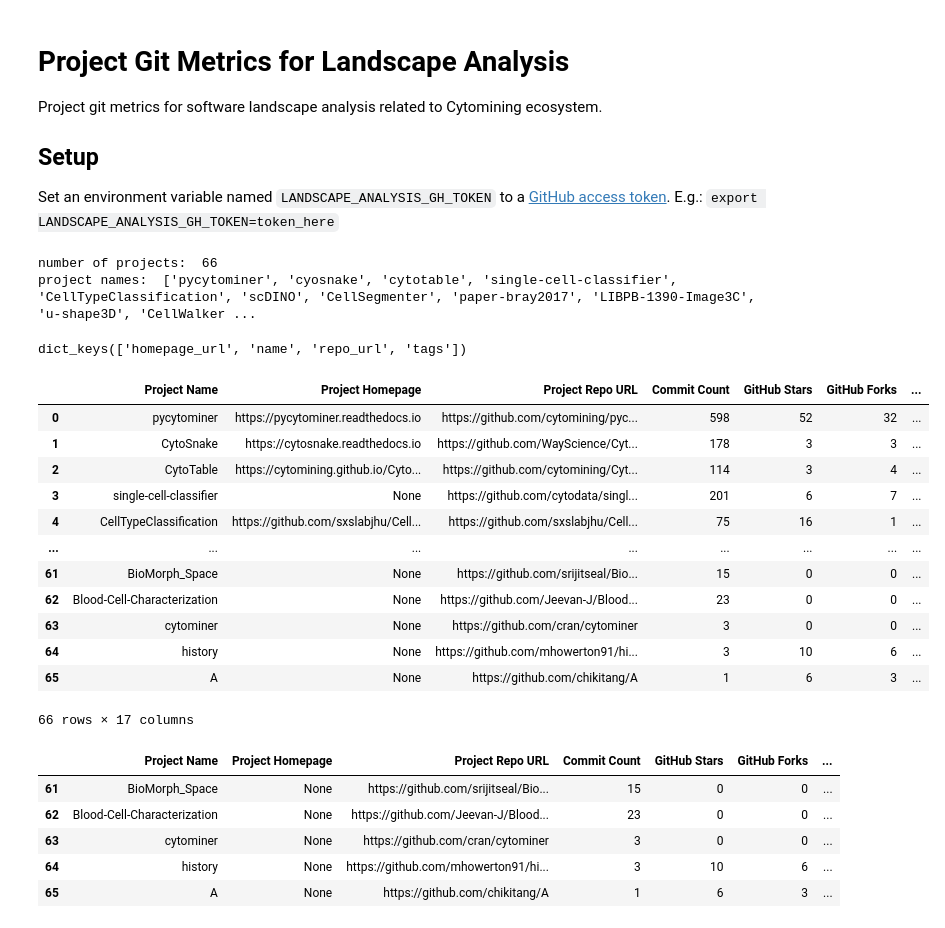
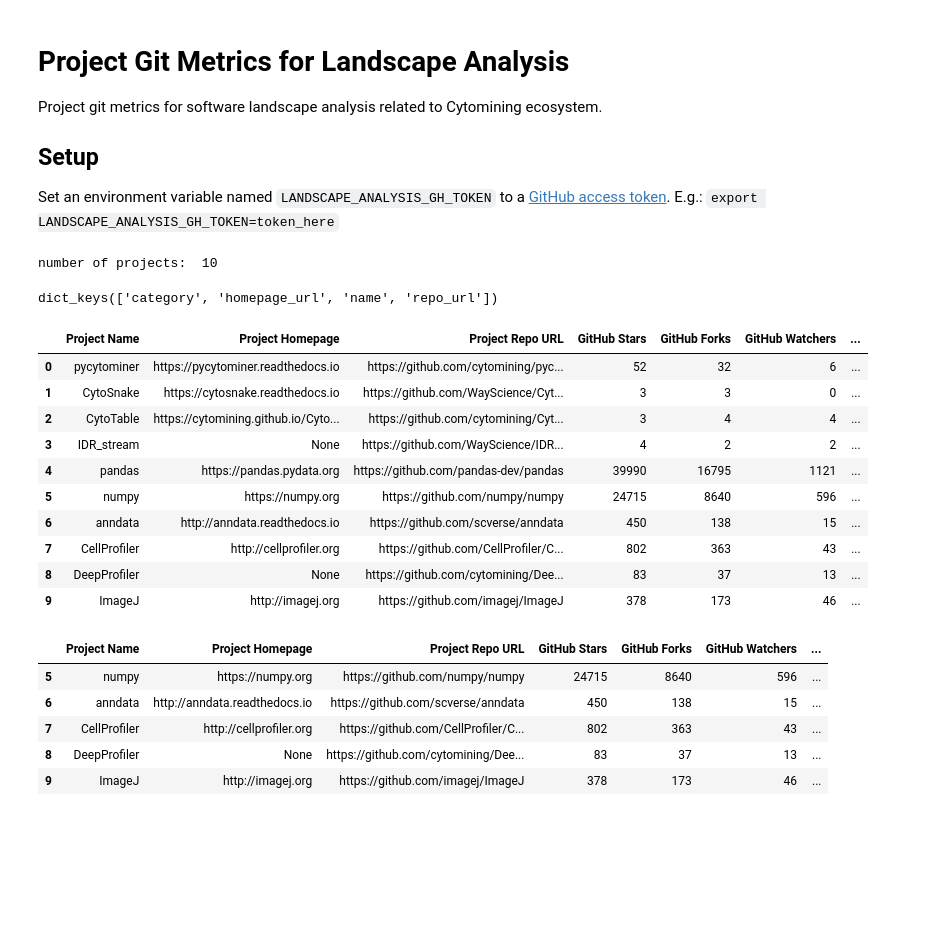
Before and after one commit to WayScience/software-landscape-analysis, a Jupyter notebook: notebooks/cytomining-ecosystem/project-git-metrics.ipynb, the cells around one changed output. Cells and saved outputs as stored; diff of their text form; code cells hidden in the pictures; blank space fills up the shorter version.

Commit message:
updates to limit data use and export to parquet

```diff
--- a/notebooks/cytomining-ecosystem/project-git-metrics.ipynb
+++ b/notebooks/cytomining-ecosystem/project-git-metrics.ipynb
@@ -24,19 +24,17 @@ tz = pytz.timezone("UTC")
 current_datetime = datetime.now(tz)
 # %%
 # gather projects data
-projects = Box.from_yaml(filename="data/projects.yaml").projects
+projects = Box.from_yaml(filename="data/projects.yaml").projects[:10]
 
 # check the number of projects
 print("number of projects: ", len(projects))
-print("project names: ", [project["name"] for project in projects])
 # %% [output]
-number of projects:  66
-project names:  ['pycytominer', 'cyosnake', 'cytotable', 'single-cell-classifier', 'CellTypeClassification', 'scDINO', 'CellSegmenter', 'paper-bray2017', 'LIBPB-1390-Image3C', 'u-shape3D', 'CellWalker ...
+number of projects:  10
 # %%
 # show the keys available for the projects
 projects[0].keys()
 # %% [output]
-dict_keys(['homepage_url', 'name', 'repo_url', 'tags'])
+dict_keys(['category', 'homepage_url', 'name', 'repo_url'])
 # %%
 def try_to_detect_license(repo):
     """
@@ -50,3 +58,13 @@ def try_to_detect_license(repo):
+# %%
+def try_to_gather_most_recent_commit_date(repo):
+    """
+    Tries to detect most recent commit date of repo from GitHub API
+    """
+
+    try:
+        return repo.pushed_at.replace(tzinfo=pytz.UTC)
+    except:
+        return None
 # %%
 df_projects = pd.DataFrame(
     # create a list of repo data records for a dataframe
@@ -55,55 +73,52 @@ df_projects = pd.DataFrame(
             "Project Name": repo.name,
             "Project Homepage": repo.homepage,
             "Project Repo URL": repo.html_url,
-            "Commit Count": len(list(repo.get_commits())),
             "GitHub Stars": repo.stargazers_count,
             "GitHub Forks": repo.forks_count,
             "GitHub Watchers": repo.subscribers_count,
             "GitHub Open Issues": repo.get_issues(state="open").totalCount,
             "GitHub Contributors": repo.get_contributors().totalCount,
             "GitHub License Type": try_to_detect_license(repo),
+            "GitHub Description": repo.description,
+            "GitHub Tags": [tag.name for tag in repo.get_tags()],
             "GitHub Detected Languages": repo.get_languages(),
             "Date Created": repo.created_at.replace(tzinfo=pytz.UTC),
-            "Date Most Recent Commit": repo.get_commits()[0].commit.author.date.replace(
-                tzinfo=pytz.UTC
-            ),
+            "Date Most Recent Commit": try_to_gather_most_recent_commit_date(repo),
             "Duration Created to Most Recent Commit": "",
             "Duration Most Recent Commit to Now": "",
             "Repository Size (KB)": repo.size,
             "GitHub Repo Archived": repo.archived,
         }
         # make a request for github repo data with pygithub
         for repo in [
             github_client.get_repo(project.repo_url.replace("https://github.com/", ""))
             for project in projects
         ]
     ]
 )
 
 # calculate time deltas
 df_projects["Duration Created to Most Recent Commit"] = (
     df_projects["Date Most Recent Commit"] - df_projects["Date Created"]
 )
 df_projects["Duration Most Recent Commit to Now"] = (
     current_datetime - df_projects["Date Most Recent Commit"]
 )
 
 # show the result
 df_projects
 # %% [output]
-|  | Project Name | Project Homepage | Project Repo URL | Commit Count | GitHub Stars | GitHub Forks | ... |
-| 0 | pycytominer | https://pycytominer.readthedocs.io | https://github.com/cytomining/pyc... | 598 | 52 | 32 | ... |
-| 1 | CytoSnake | https://cytosnake.readthedocs.io | https://github.com/WayScience/Cyt... | 178 | 3 | 3 | ... |
-| 2 | CytoTable | https://cytomining.github.io/Cyto... | https://github.com/cytomining/Cyt... | 114 | 3 | 4 | ... |
-| 3 | single-cell-classifier | None | https://github.com/cytodata/singl... | 201 | 6 | 7 | ... |
-| 4 | CellTypeClassification | https://github.com/sxslabjhu/Cell... | https://github.com/sxslabjhu/Cell... | 75 | 16 | 1 | ... |
-| ... | ... | ... | ... | ... | ... | ... | ... |
-| 61 | BioMorph_Space | None | https://github.com/srijitseal/Bio... | 15 | 0 | 0 | ... |
-| 62 | Blood-Cell-Characterization | None | https://github.com/Jeevan-J/Blood... | 23 | 0 | 0 | ... |
-| 63 | cytominer | None | https://github.com/cran/cytominer | 3 | 0 | 0 | ... |
-| 64 | history | None | https://github.com/mhowerton91/hi... | 3 | 10 | 6 | ... |
-| 65 | A | None | https://github.com/chikitang/A | 1 | 6 | 3 | ... |
+|  | Project Name | Project Homepage | Project Repo URL | GitHub Stars | GitHub Forks | GitHub Watchers | ... |
+| 0 | pycytominer | https://pycytominer.readthedocs.io | https://github.com/cytomining/pyc... | 52 | 32 | 6 | ... |
+| 1 | CytoSnake | https://cytosnake.readthedocs.io | https://github.com/WayScience/Cyt... | 3 | 3 | 0 | ... |
+| 2 | CytoTable | https://cytomining.github.io/Cyto... | https://github.com/cytomining/Cyt... | 3 | 4 | 4 | ... |
+| 3 | IDR_stream | None | https://github.com/WayScience/IDR... | 4 | 2 | 2 | ... |
+| 4 | pandas | https://pandas.pydata.org | https://github.com/pandas-dev/pandas | 39990 | 16795 | 1121 | ... |
+| 5 | numpy | https://numpy.org | https://github.com/numpy/numpy | 24715 | 8640 | 596 | ... |
+| 6 | anndata | http://anndata.readthedocs.io | https://github.com/scverse/anndata | 450 | 138 | 15 | ... |
+| 7 | CellProfiler | http://cellprofiler.org | https://github.com/CellProfiler/C... | 802 | 363 | 43 | ... |
+| 8 | DeepProfiler | None | https://github.com/cytomining/Dee... | 83 | 37 | 13 | ... |
+| 9 | ImageJ | http://imagej.org | https://github.com/imagej/ImageJ | 378 | 173 | 46 | ... |
-66 rows × 17 columns
 # %%
 # filter the results
 df_projects = df_projects[
@@ -115,12 +130,12 @@ df_projects = df_projects[
 ]
 df_projects.tail()
 # %% [output]
-|  | Project Name | Project Homepage | Project Repo URL | Commit Count | GitHub Stars | GitHub Forks | ... |
-| 61 | BioMorph_Space | None | https://github.com/srijitseal/Bio... | 15 | 0 | 0 | ... |
-| 62 | Blood-Cell-Characterization | None | https://github.com/Jeevan-J/Blood... | 23 | 0 | 0 | ... |
-| 63 | cytominer | None | https://github.com/cran/cytominer | 3 | 0 | 0 | ... |
-| 64 | history | None | https://github.com/mhowerton91/hi... | 3 | 10 | 6 | ... |
-| 65 | A | None | https://github.com/chikitang/A | 1 | 6 | 3 | ... |
+|  | Project Name | Project Homepage | Project Repo URL | GitHub Stars | GitHub Forks | GitHub Watchers | ... |
+| 5 | numpy | https://numpy.org | https://github.com/numpy/numpy | 24715 | 8640 | 596 | ... |
+| 6 | anndata | http://anndata.readthedocs.io | https://github.com/scverse/anndata | 450 | 138 | 15 | ... |
+| 7 | CellProfiler | http://cellprofiler.org | https://github.com/CellProfiler/C... | 802 | 363 | 43 | ... |
+| 8 | DeepProfiler | None | https://github.com/cytomining/Dee... | 83 | 37 | 13 | ... |
+| 9 | ImageJ | http://imagej.org | https://github.com/imagej/ImageJ | 378 | 173 | 46 | ... |
 # %%
 # negate this duration value for sorting descendingly,
 # with projects that have been more recently changed sorting to the top
```
Also changed, not shown: parts of 3 cells of this notebook, 1 other file.
